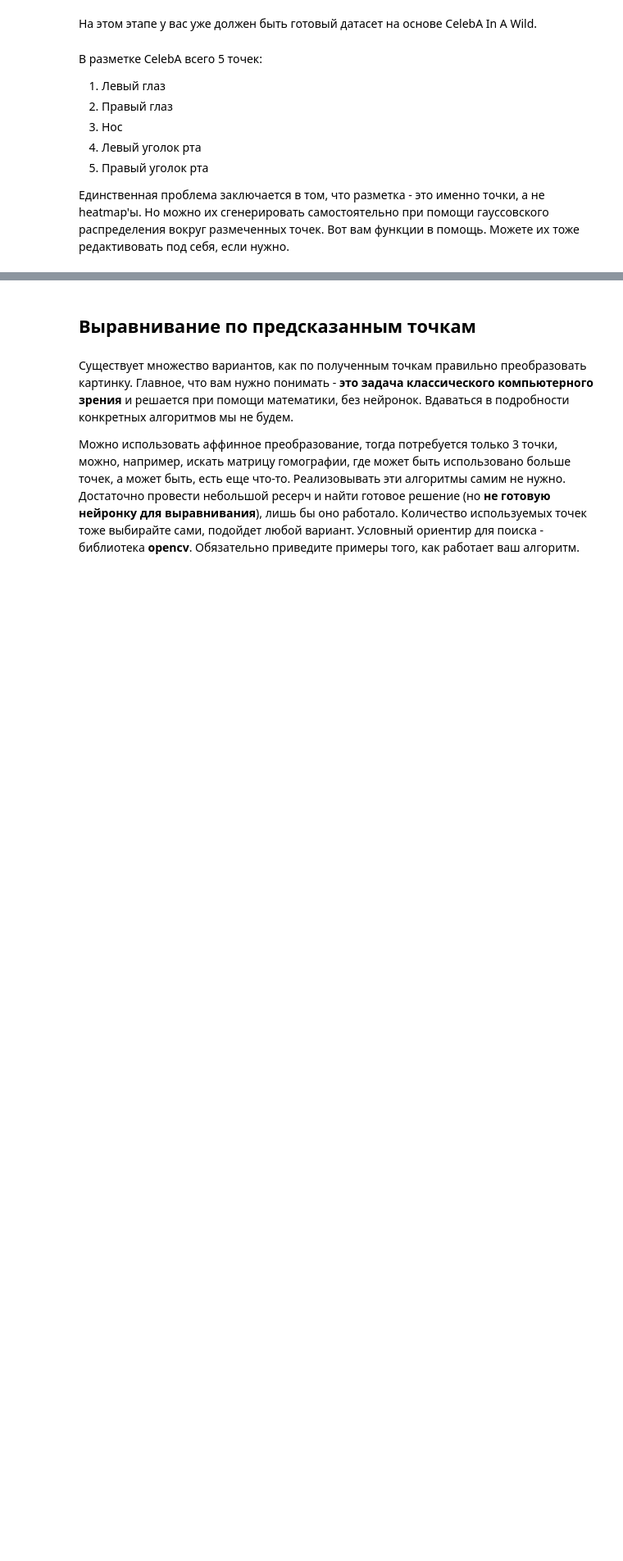
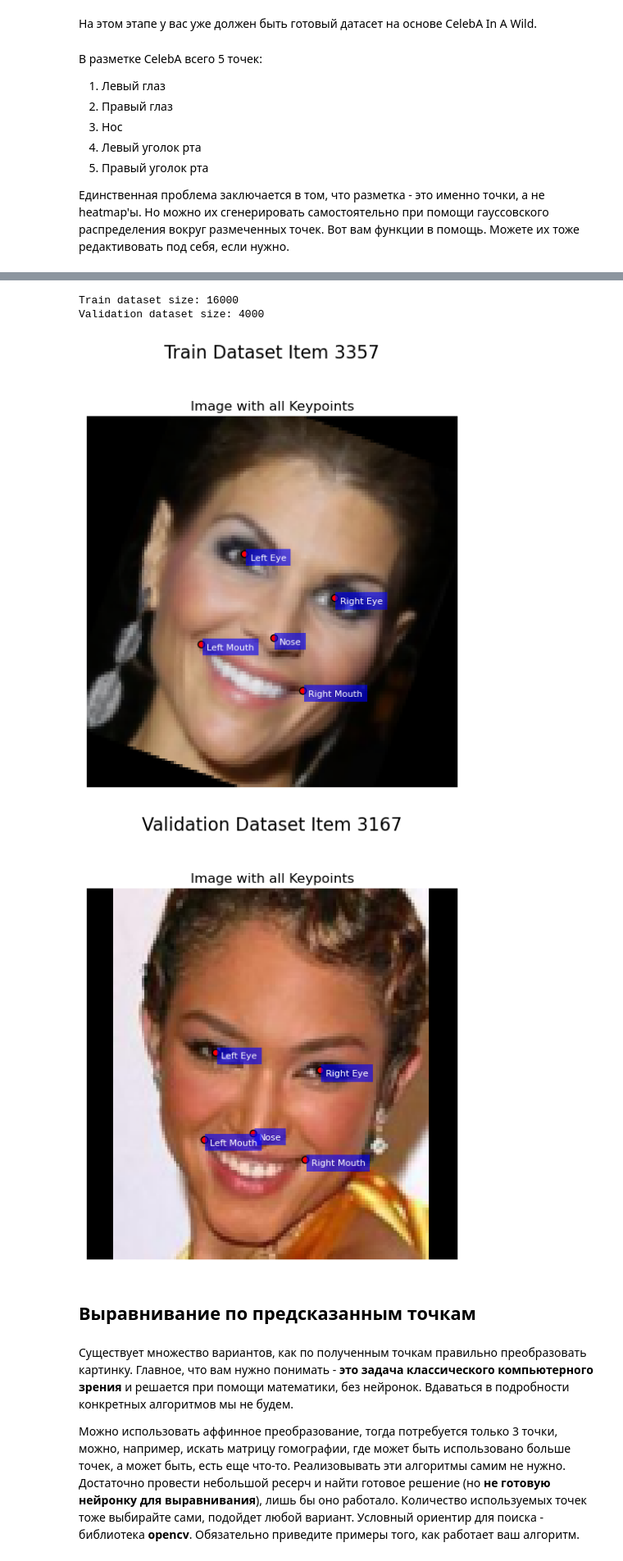
Before and after one commit to dukei/dls-fr, a Jupyter notebook: DLS-project-FR-1_FaceAlignment.ipynb, the cells around one changed output, grey strips where cells are left out. Shown at 82% size. Drawn from its saved outputs; the diff is of its cells as text; code cells hidden in the pictures; blank space fills up the shorter version.

```diff
--- a/DLS-project-FR-1_FaceAlignment.ipynb
+++ b/DLS-project-FR-1_FaceAlignment.ipynb
@@ -169,3 +366,7 @@ def landmarks_to_heatmaps(image_shape, landmarks, sigma=2):
         heatmaps.append(hm)
 
     return np.array(heatmaps)
+# %%
+image_filenames = lm.index.tolist()
+print(f"Total number of image files: {len(image_filenames)}")
+print(f"First 5 image filenames: {image_filenames[:5]}")
@@ -171,0 +376,9 @@ def landmarks_to_heatmaps(image_shape, landmarks, sigma=2):
+# %%
+from sklearn.model_selection import train_test_split
+
+train_files, val_files = train_test_split(image_filenames, test_size=0.2, random_state=42, shuffle=True)
+
+print(f"Number of training files: {len(train_files)}")
+print(f"Number of validation files: {len(val_files)}")
+print(f"First 5 training files: {train_files[:5]}")
+print(f"First 5 validation files: {val_files[:5]}")
@@ -172,3 +390,68 @@ def landmarks_to_heatmaps(image_shape, landmarks, sigma=2):
+# %%
+image_size = 128
+train_dataset = FacesDataset(train_files, image_size=image_size, mode='train', cache_dir='cache_cd')
+val_dataset = FacesDataset(val_files, image_size=image_size, mode='valid', cache_dir='cache_cd')
+
+print(f"Train dataset size: {len(train_dataset)}")
+print(f"Validation dataset size: {len(val_dataset)}")
+# %% [output]
+Train dataset size: 16000
+Validation dataset size: 4000
+# %%
+import matplotlib.pyplot as plt
+import random
+import cv2 # Import cv2 for image resizing
+
+def visualize_dataset_item(image_tensor, keypoints_tensor, title="Dataset Item Visualization"):
+    """
+    Visualizes an image from the dataset along with its keypoints.
+    """
+    # Denormalize the image for display
+    mean = torch.tensor(NORMALIZE_MEAN, device=image_tensor.device).view(3, 1, 1)
+    std = torch.tensor(NORMALIZE_STD, device=image_tensor.device).view(3, 1, 1)
+    image_denormalized = image_tensor * std + mean
+    image_display = image_denormalized.cpu().permute(1, 2, 0).numpy()
+
+    # Clip values to [0, 1] for proper image display
+    image_display = np.clip(image_display, 0, 1)
+
+    keypoint_names = ['Left Eye', 'Right Eye', 'Nose', 'Left Mouth', 'Right Mouth']
+    num_keypoints = keypoints_tensor.shape[0]
+
+    # Create a single subplot for the image with all keypoints
+    fig, ax = plt.subplots(1, 1, figsize=(6, 6))
+    fig.suptitle(title, fontsize=16)
+
+    # Display the original (denormalized) image
+    ax.imshow(image_display)
+    ax.set_title('Image with all Keypoints')
+    ax.axis('off')
+
+    # Overlay all keypoints on the single image
+    for i in range(num_keypoints):
+        x, y = keypoints_tensor[i].cpu().numpy() # Get x, y directly from keypoints_tensor
+
+        # Mark keypoint with a dot and add text label
+        ax.plot(x, y, 'o', color='red', markersize=6, markeredgecolor='black', markeredgewidth=1)
+        ax.text(x + 2, y + 2, keypoint_names[i], color='white', fontsize=8,
+                bbox=dict(facecolor='blue', alpha=0.6, edgecolor='none'))
+
+    plt.tight_layout(rect=[0, 0.03, 1, 0.95])
+    plt.show()
+
+# Visualize a random item from the training dataset
+random_train_idx = random.randint(0, len(train_dataset) - 1)
+random_train_idx = 3357
+image_train, keypoints_train = train_dataset[random_train_idx]
+visualize_dataset_item(image_train, keypoints_train, title=f"Train Dataset Item {random_train_idx}")
+
+# Visualize a random item from the validation dataset
+random_val_idx = random.randint(0, len(val_dataset) - 1)
+image_val, keypoints_val = val_dataset[random_val_idx]
+visualize_dataset_item(image_val, keypoints_val, title=f"Validation Dataset Item {random_val_idx}")
+# %% [output]
+[figure, added]
+[figure, added]
 # %% [markdown]
 ## Выравнивание по предсказанным точкам
 # %% [markdown]
```
Also changed, not shown: parts of 9 cells of this notebook.
